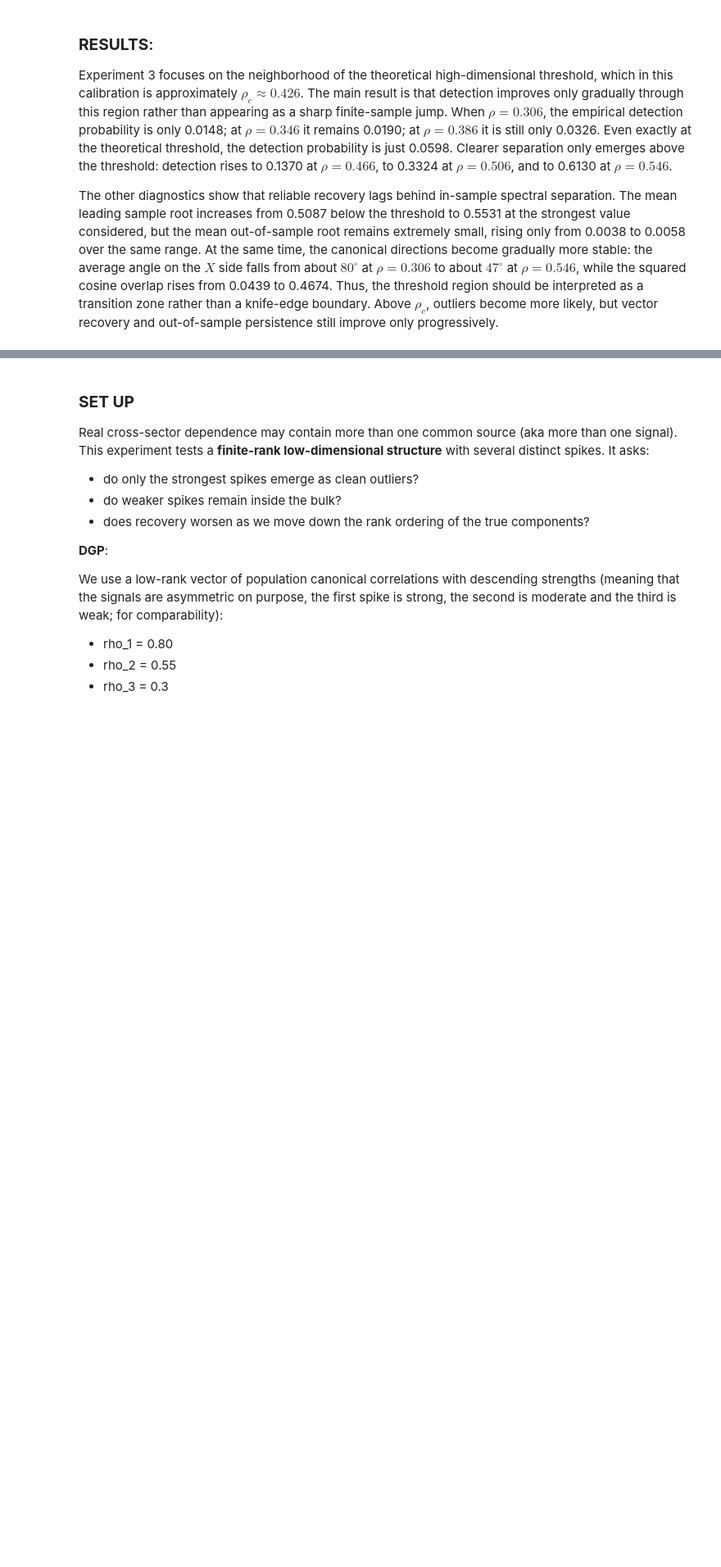
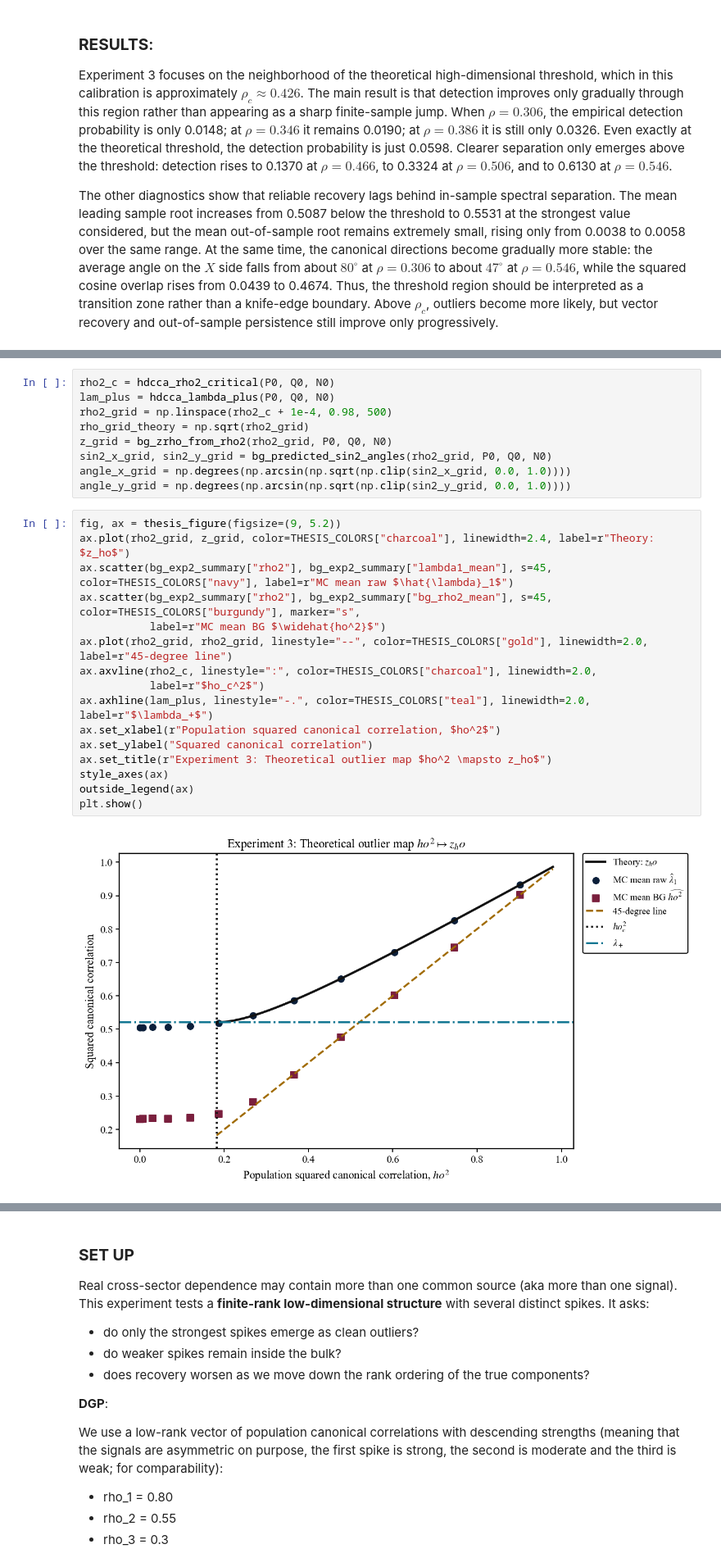
Before and after one commit to albats/hdcca_thesis, a Jupyter notebook: Simulations/simulations.ipynb, the cells around one changed output, grey strips where cells are left out. Shown at 82% size. Cells and saved outputs as stored; diff of their text form; blank space fills up the shorter version.

```diff
--- a/Simulations/simulations.ipynb
+++ b/Simulations/simulations.ipynb
@@ -808,0 +1176,27 @@ The other diagnostics show that reliable recovery lags behind in-sample spectral
+# %%
+rho2_c = hdcca_rho2_critical(P0, Q0, N0)
+lam_plus = hdcca_lambda_plus(P0, Q0, N0)
+rho2_grid = np.linspace(rho2_c + 1e-4, 0.98, 500)
+rho_grid_theory = np.sqrt(rho2_grid)
+z_grid = bg_zrho_from_rho2(rho2_grid, P0, Q0, N0)
+sin2_x_grid, sin2_y_grid = bg_predicted_sin2_angles(rho2_grid, P0, Q0, N0)
+angle_x_grid = np.degrees(np.arcsin(np.sqrt(np.clip(sin2_x_grid, 0.0, 1.0))))
+angle_y_grid = np.degrees(np.arcsin(np.sqrt(np.clip(sin2_y_grid, 0.0, 1.0))))
+# %%
+fig, ax = thesis_figure(figsize=(9, 5.2))
+ax.plot(rho2_grid, z_grid, color=THESIS_COLORS["charcoal"], linewidth=2.4, label=r"Theory: $z_ho$")
+ax.scatter(bg_exp2_summary["rho2"], bg_exp2_summary["lambda1_mean"], s=45, color=THESIS_COLORS["navy"], label=r"MC mean raw $\hat{\lambda}_1$")
+ax.scatter(bg_exp2_summary["rho2"], bg_exp2_summary["bg_rho2_mean"], s=45, color=THESIS_COLORS["burgundy"], marker="s",
+           label=r"MC mean BG $\widehat{ho^2}$")
+ax.plot(rho2_grid, rho2_grid, linestyle="--", color=THESIS_COLORS["gold"], linewidth=2.0, label=r"45-degree line")
+ax.axvline(rho2_c, linestyle=":", color=THESIS_COLORS["charcoal"], linewidth=2.0,
+           label=r"$ho_c^2$")
+ax.axhline(lam_plus, linestyle="-.", color=THESIS_COLORS["teal"], linewidth=2.0, label=r"$\lambda_+$")
+ax.set_xlabel(r"Population squared canonical correlation, $ho^2$")
+ax.set_ylabel("Squared canonical correlation")
+ax.set_title(r"Experiment 3: Theoretical outlier map $ho^2 \mapsto z_ho$")
+style_axes(ax)
+outside_legend(ax)
+plt.show()
+# %% [output]
+[figure, added]
```
Also changed, not shown: parts of 81 cells of this notebook.
